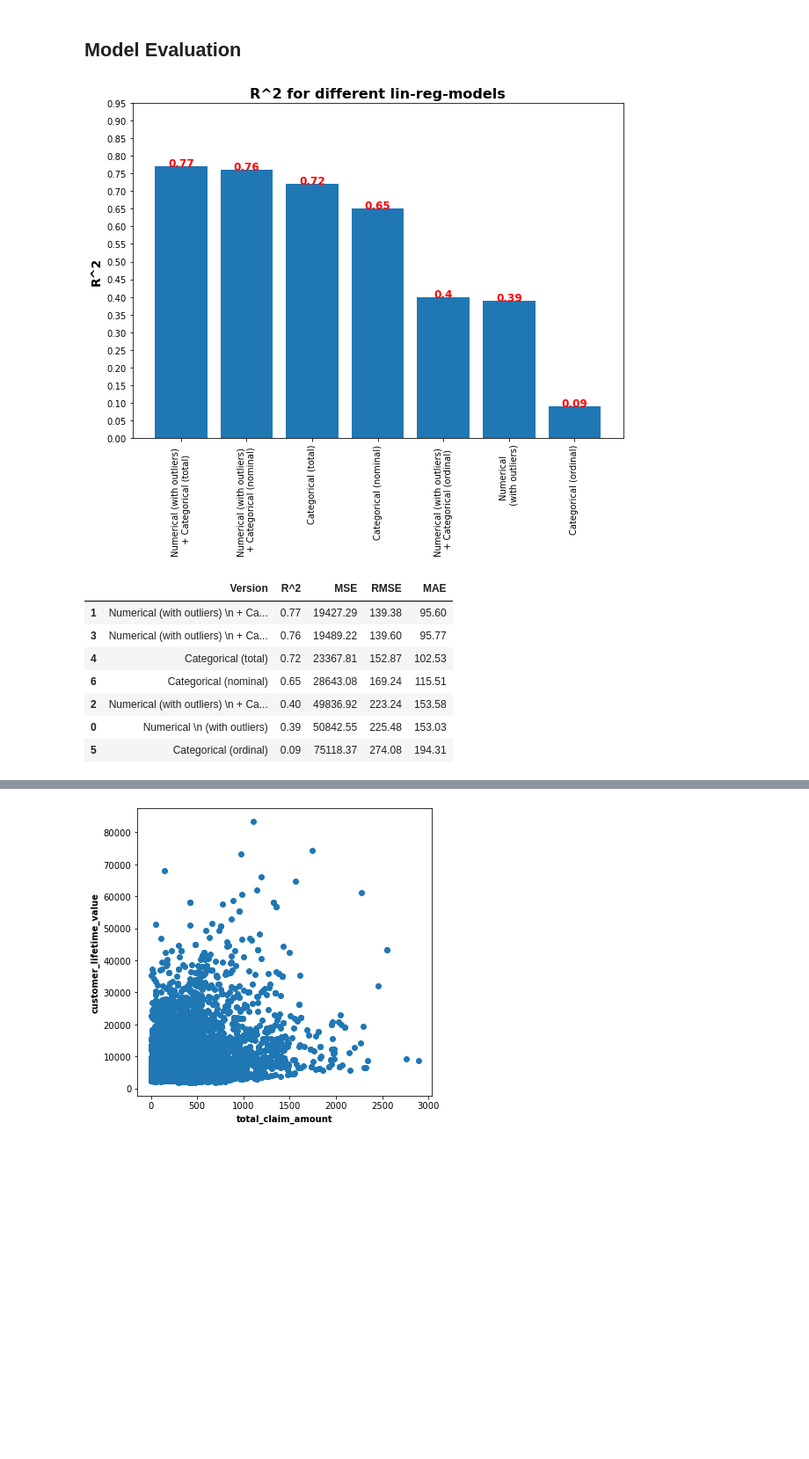
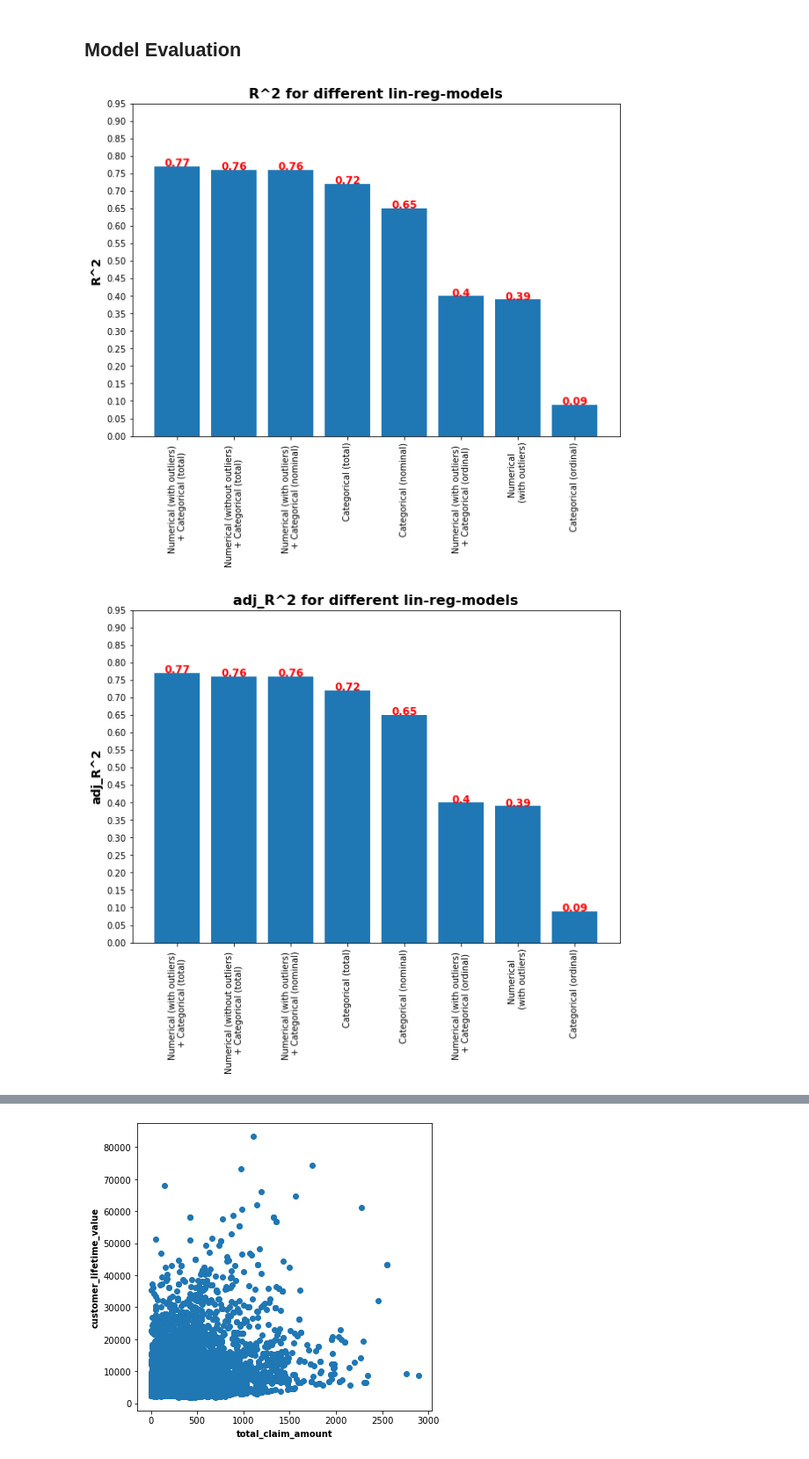
Before and after one commit to pkuestions/01-Labs, a Jupyter notebook: 3008_Lab_Data_Transformation.ipynb, the cells around one changed output, grey strips where cells are left out. Shown at 88% size. Cells and saved outputs as stored; diff of their text form; code cells hidden in the pictures; blank space fills up the shorter version.

```diff
--- a/3008_Lab_Data_Transformation.ipynb
+++ b/3008_Lab_Data_Transformation.ipynb
@@ -132,9 +98,10 @@ df_numerical.drop("number_of_open_complaints", axis=1, inplace=True)
 
 """
 - not checking for outliers in customer_lifetime_value, because also extreme cases are reasonable
+- 'number_of_policies'
 """
 df_num_cols_selected = ['income', 'monthly_premium_auto', 'months_since_last_claim',
-                        'months_since_policy_inception', 'number_of_policies']
+                        'months_since_policy_inception']
 
 # Get rid of outliers if there are any
 def remove_outliers(df,columns,n_std):
@@ -1382,50 +1363,46 @@ plt.show()
 # %%
 versions = [
     "Numerical \n (with outliers)",
     "Numerical (with outliers) \n + Categorical (total)",
     "Numerical (without outliers) \n + Categorical (total)",
     "Numerical (with outliers) \n + Categorical (ordinal)",
     "Numerical (with outliers) \n + Categorical (nominal)",
     "Categorical (total)",
     "Categorical (ordinal)",
     "Categorical (nominal)"]
 
 R2_versions = [R2_1, R2_2, R2_2a, R2_3, R2_4, R2_5, R2_6, R2_7]
-adjR2_versions = [Adj_R2_1, Adj_R2_2, Adj_R2_3, Adj_R2_4, Adj_R2_5, Adj_R2_6, Adj_R2_7]
-MSE_versions = [mse_1, mse_2, mse_3, mse_4, mse_5, mse_6, mse_7]
-RMSE_versions = [rmse_1, rmse_2, rmse_3, rmse_4, rmse_5, rmse_6, rmse_7]
-MAE_versions = [mae_1, mae_2, mae_3, mae_4, mae_5, mae_6, mae_7]
+adjR2_versions = [Adj_R2_1, Adj_R2_2, Adj_R2_2a, Adj_R2_3, Adj_R2_4, Adj_R2_5, Adj_R2_6, Adj_R2_7]
+MSE_versions = [mse_1, mse_2, mse_2a, mse_3, mse_4, mse_5, mse_6, mse_7]
+RMSE_versions = [rmse_1, rmse_2, rmse_2a, rmse_3, rmse_4, rmse_5, rmse_6, rmse_7]
+MAE_versions = [mae_1, mae_2, mae_2a, mae_3, mae_4, mae_5, mae_6, mae_7]
 
-new = pd.DataFrame(columns=["Version", "R^2", "MSE", "RMSE", "MAE"])
+new = pd.DataFrame(columns=["Version", "R^2", "adj_R^2", "MSE", "RMSE", "MAE"])
 new["Version"] = versions
 new["R^2"] = R2_versions
+new["adj_R^2"] = adjR2_versions
 new["MSE"] = MSE_versions
 new["RMSE"] = RMSE_versions
 new["MAE"] = MAE_versions
 new.sort_values(by='R^2', ascending=False, inplace=True)
 
-fig, ax = plt.subplots(figsize=(10,7))
-plt.title("R^2 for different lin-reg-models", size=16, weight="bold")
+cols = list(new.columns)[1:]
 
-plt.bar(new["Version"], new["R^2"])
+for idx,col in enumerate(cols):
 
-plt.ylabel("R^2", size=14, weight="bold")
-plt.yticks(np.arange(0,int(np.ceil(max(R2_versions))),0.05))
-plt.xticks(rotation="vertical")
+    fig, ax = plt.subplots(figsize=(10,7))
+    plt.title(f"{col} for different lin-reg-models", size=16, weight="bold")
 
-for idx, val in enumerate(new["R^2"]):
-    plt.annotate(str(val), (idx, val), ha="center", size=12, weight="bold", color="r")
+    plt.bar(new["Version"], new[col])
 
-plt.show()
+    plt.ylabel(col, size=14, weight="bold")
+    plt.yticks(np.arange(0,int(np.ceil(max(R2_versions))),0.05))
+    plt.xticks(rotation="vertical")
 
-new
+    for idx, val in enumerate(new[col]):
+        plt.annotate(str(val), (idx, val), ha="center", size=12, weight="bold", color="r")
+
+    plt.show()
 # %% [output]
-[figure, old version]
+[figure, new version]
-|  | Version | R^2 | MSE | RMSE | MAE |
-| 1 | Numerical (with outliers) \n + Ca... | 0.77 | 19427.29 | 139.38 | 95.60 |
-| 3 | Numerical (with outliers) \n + Ca... | 0.76 | 19489.22 | 139.60 | 95.77 |
-| 4 | Categorical (total) | 0.72 | 23367.81 | 152.87 | 102.53 |
-| 6 | Categorical (nominal) | 0.65 | 28643.08 | 169.24 | 115.51 |
-| 2 | Numerical (with outliers) \n + Ca... | 0.40 | 49836.92 | 223.24 | 153.58 |
-| 0 | Numerical \n (with outliers) | 0.39 | 50842.55 | 225.48 | 153.03 |
-| 5 | Categorical (ordinal) | 0.09 | 75118.37 | 274.08 | 194.31 |
+[figure, added]
```
Also changed, not shown: parts of 15 cells of this notebook, 3 other files.
